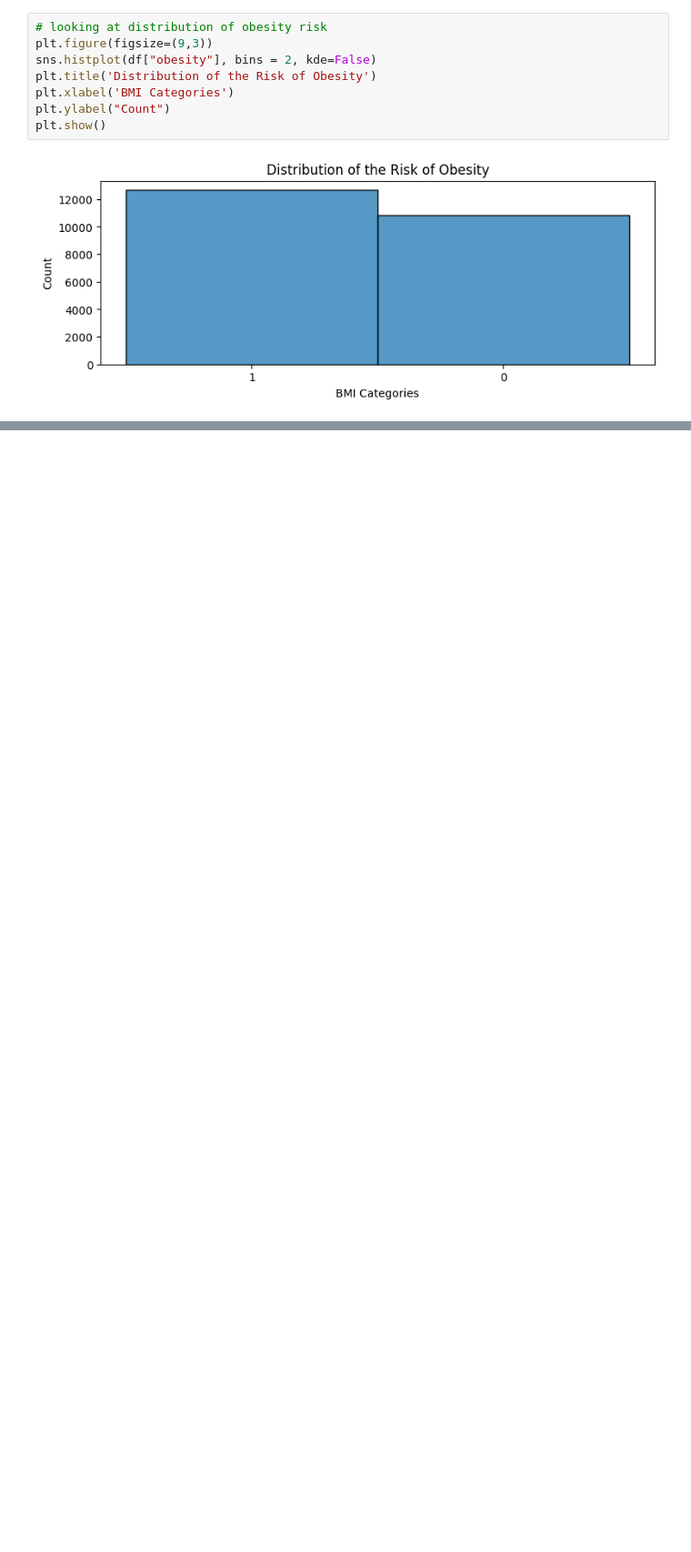
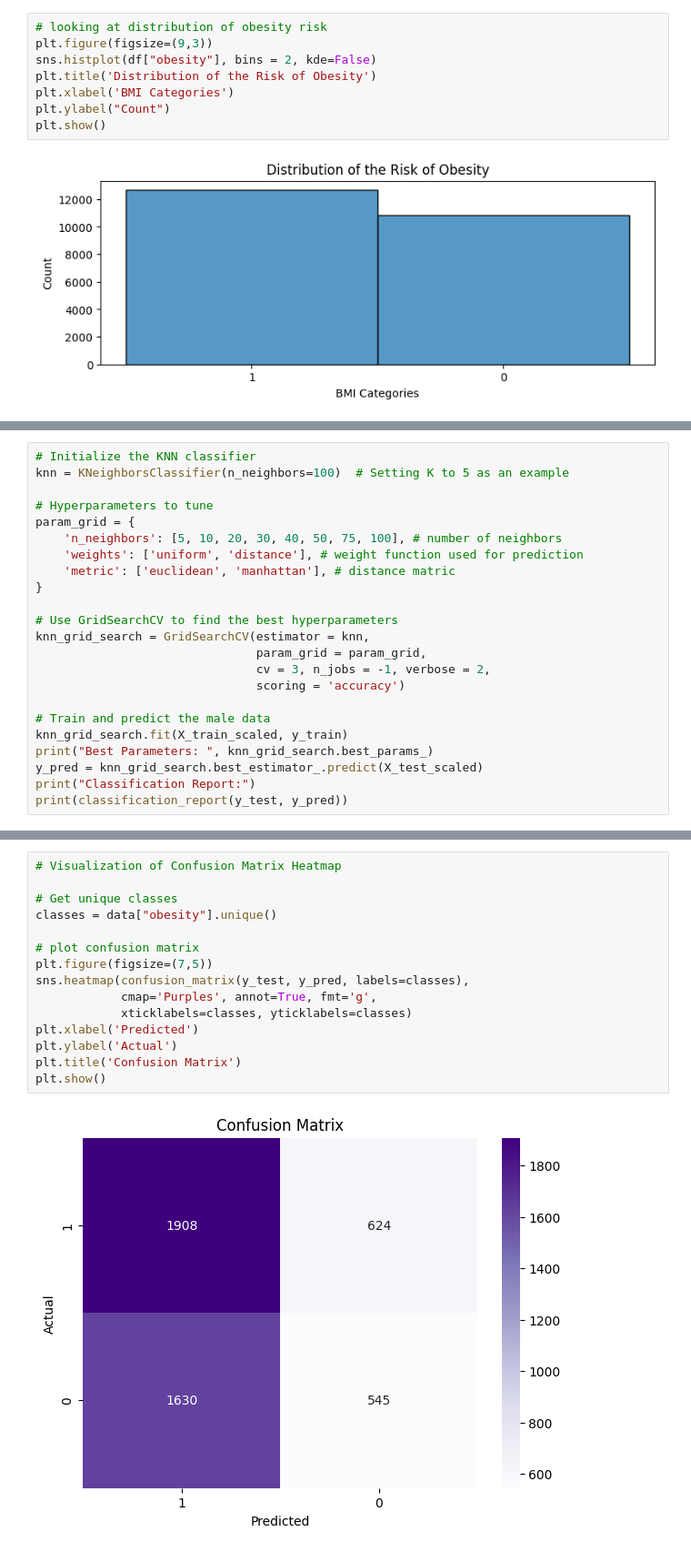
Before and after one commit to Jinyu-Luo/CHL5230, a Jupyter notebook: 3_CHL5230_F23.ipynb, the cells around one changed output, grey strips where cells are left out. Shown at 91% size. Drawn from its saved outputs; the diff is of its cells as text; blank space fills up the shorter version.

```diff
--- a/3_CHL5230_F23.ipynb
+++ b/3_CHL5230_F23.ipynb
@@ -512,0 +481,23 @@ plt.show()
+# %%
+# Initialize the KNN classifier
+knn = KNeighborsClassifier(n_neighbors=100)  # Setting K to 5 as an example
+
+# Hyperparameters to tune
+param_grid = {
+    'n_neighbors': [5, 10, 20, 30, 40, 50, 75, 100], # number of neighbors
+    'weights': ['uniform', 'distance'], # weight function used for prediction
+    'metric': ['euclidean', 'manhattan'], # distance matric
+}
+
+# Use GridSearchCV to find the best hyperparameters
+knn_grid_search = GridSearchCV(estimator = knn,
+                               param_grid = param_grid,
+                               cv = 3, n_jobs = -1, verbose = 2,
+                               scoring = 'accuracy')
+
+# Train and predict the male data
+knn_grid_search.fit(X_train_scaled, y_train)
+print("Best Parameters: ", knn_grid_search.best_params_)
+y_pred = knn_grid_search.best_estimator_.predict(X_test_scaled)
+print("Classification Report:")
+print(classification_report(y_test, y_pred))
@@ -512,0 +516,17 @@ plt.show()
+# %%
+# Visualization of Confusion Matrix Heatmap
+
+# Get unique classes
+classes = data["obesity"].unique()
+
+# plot confusion matrix
+plt.figure(figsize=(7,5))
+sns.heatmap(confusion_matrix(y_test, y_pred, labels=classes),
+            cmap='Purples', annot=True, fmt='g',
+            xticklabels=classes, yticklabels=classes)
+plt.xlabel('Predicted')
+plt.ylabel('Actual')
+plt.title('Confusion Matrix')
+plt.show()
+# %% [output]
+[figure, added]
```
Also changed, not shown: parts of 36 cells of this notebook.
